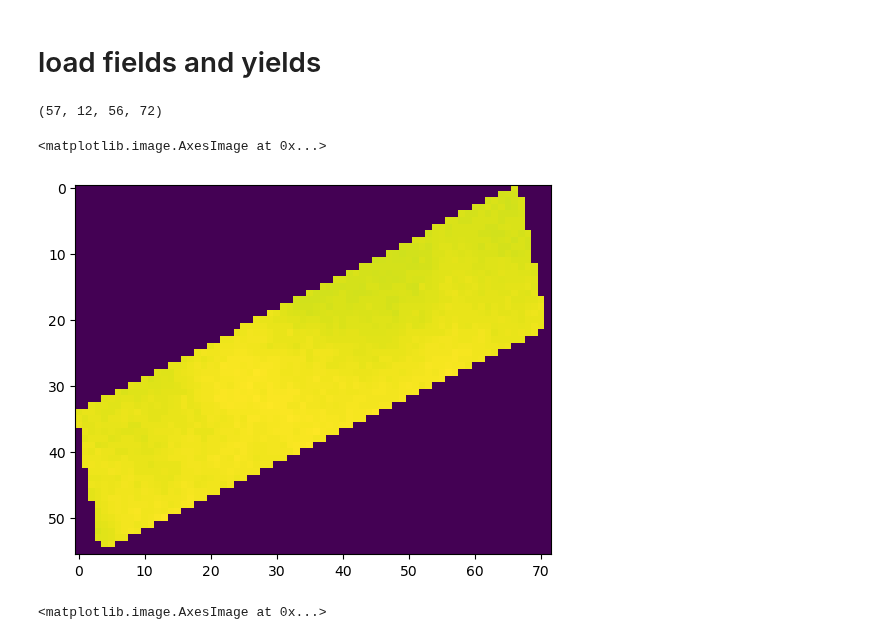
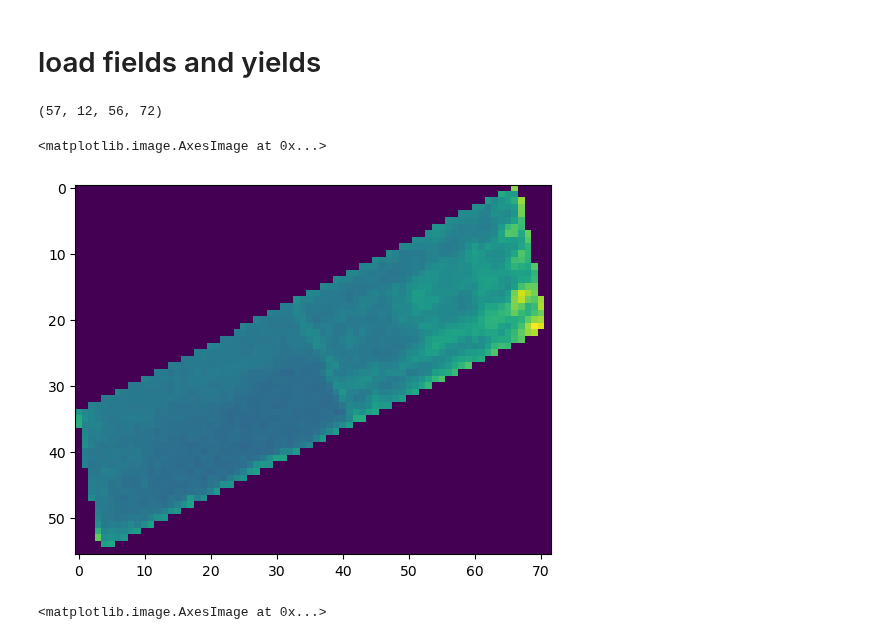
Before and after one commit to Simone-Scalella/AgriVision2022, a Jupyter notebook: impResa.ipynb, the cells around one changed output. Cells and saved outputs as stored; diff of their text form; code cells hidden in the pictures.

```diff
--- a/impResa.ipynb
+++ b/impResa.ipynb
@@ -22,12 +22,12 @@ plt.imshow(campo3.read(1))
 # %%
 with open('./pickles/campo3_bande.pickle', 'rb') as handle:
     campo3 = pickle.load(handle)
 print(campo3.shape)
-plt.imshow(campo3[4][2])
+plt.imshow(campo3[30][2])
 # %% [output]
 (57, 12, 56, 72)
 <matplotlib.image.AxesImage at 0x...>
-[figure, old version]
+[figure, new version]
 # %%
 with open('./pickles/campo4_bande.pickle', 'rb') as handle:
     campo4 = pickle.load(handle)
```
Also changed, not shown: parts of 12 cells of this notebook, 7 other files.
